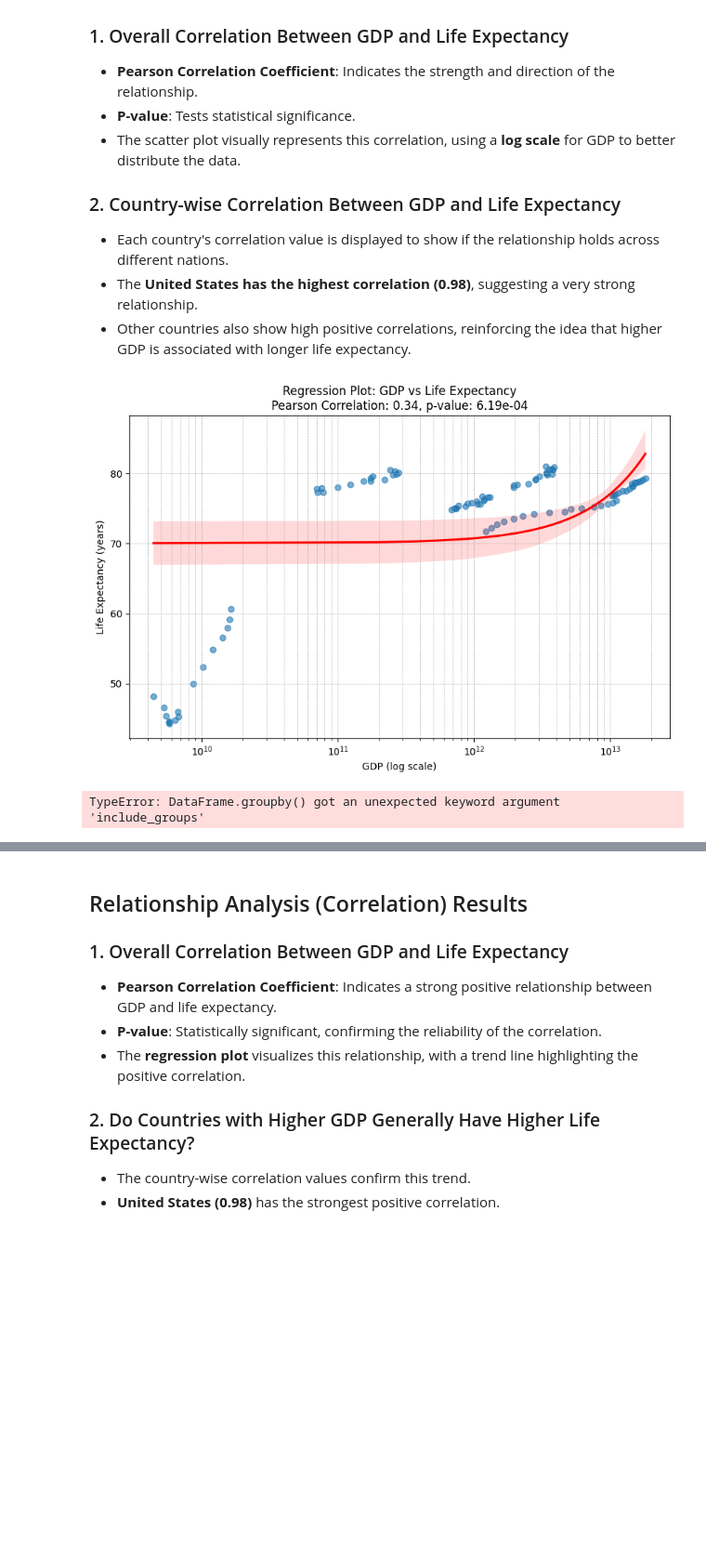
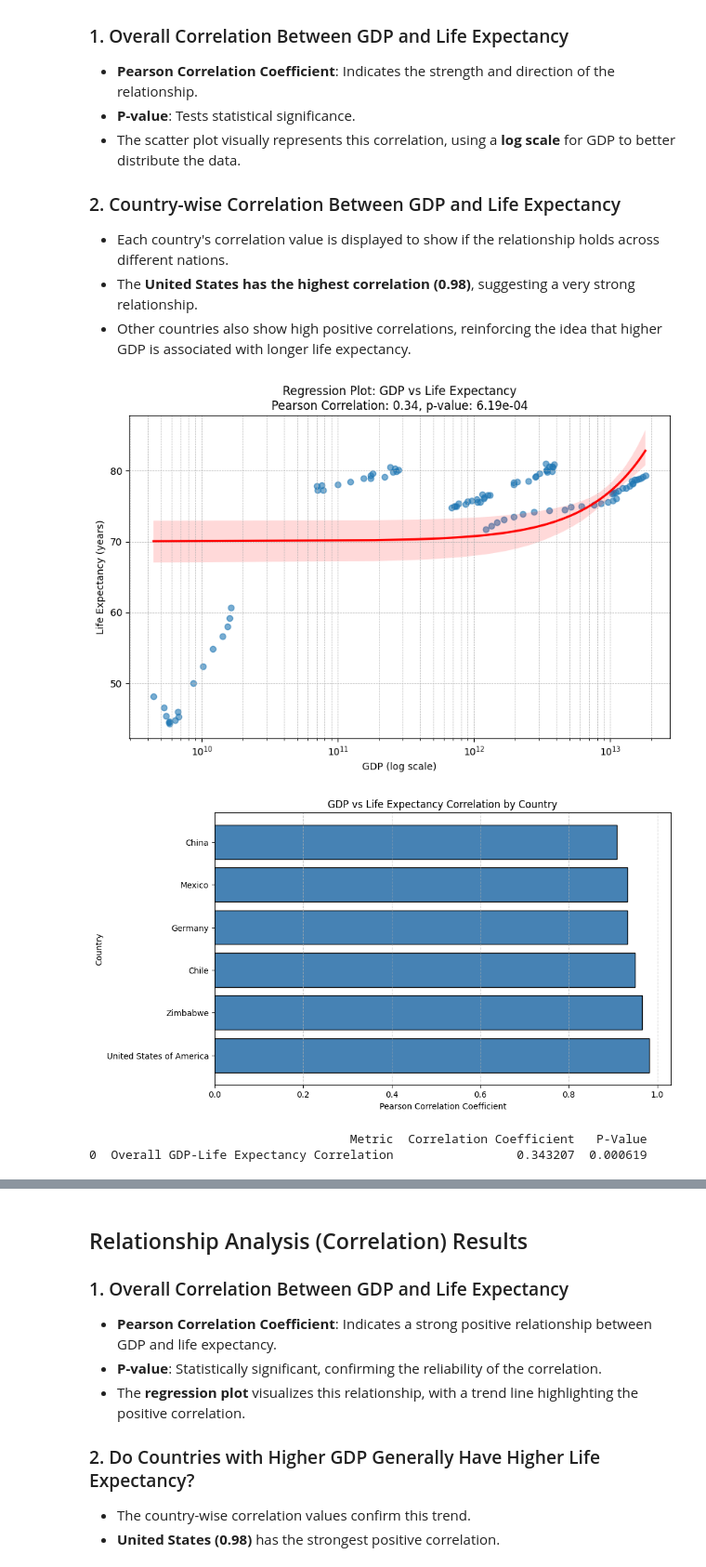
Before and after one commit to KokiriKaleb/life_expectancy_and_GDP, a Jupyter notebook: Life-Expectancy-and-GDP-Starter/life_expectancy_gdp.ipynb, the cells around one changed output, grey strips where cells are left out. Shown at 93% size. Cells and saved outputs as stored; diff of their text form; code cells hidden in the pictures; blank space fills up the shorter version.

```diff
--- a/Life-Expectancy-and-GDP-Starter/life_expectancy_gdp.ipynb
+++ b/Life-Expectancy-and-GDP-Starter/life_expectancy_gdp.ipynb
@@ -264,10 +282,6 @@ country_correlation
 - The **United States has the highest correlation (0.98)**, suggesting a very strong relationship.
 - Other countries also show high positive correlations, reinforcing the idea that higher GDP is associated with longer life expectancy.
 # %%
-import pandas as pd
-import numpy as np
-import seaborn as sns
-import matplotlib.pyplot as plt
 from scipy.stats import pearsonr
 
 # Compute overall correlation between GDP and Life Expectancy
@@ -281,33 +295,47 @@ sns.regplot(
 )
 plt.xscale("log")
 plt.grid(True, which='both', linestyle='--', linewidth=0.5)
 plt.title(f"Regression Plot: GDP vs Life Expectancy\nPearson Correlation: {overall_correlation:.2f}, p-value: {overall_p_value:.2e}")
 plt.xlabel("GDP (log scale)")
 plt.ylabel("Life Expectancy (years)")
+plt.savefig('Regression_Plot_GDP_vs_Life_Expectancy.png')
 plt.show()
 
 # Compute per-country correlation
 def compute_correlation(group):
     if len(group) > 1:  # Ensure at least 2 data points
         return pearsonr(group["GDP"], group["Life expectancy at birth (years)"])[0]
     return np.nan  # Return NaN if not enough data
 
+# Fix: Remove 'include_groups=False'
 sorted_country_correlation = (
-    df.groupby("Country", include_groups=False)
+    df.groupby("Country")[["GDP", "Life expectancy at birth (years)"]]
     .apply(compute_correlation)
     .dropna()
     .sort_values(ascending=False)
 )
 
 # Display correlation results
 correlation_results = pd.DataFrame({
     "Metric": ["Overall GDP-Life Expectancy Correlation"],
     "Correlation Coefficient": [overall_correlation],
     "P-Value": [overall_p_value]
 })
 
+# Plot correlation as a horizontal bar chart
+plt.figure(figsize=(10, 6))
+plt.barh(sorted_country_correlation.index, sorted_country_correlation.values, color="steelblue", edgecolor="black")
+
+plt.xlabel("Pearson Correlation Coefficient")
+plt.ylabel("Country")
+plt.title("GDP vs Life Expectancy Correlation by Country")
+plt.grid(axis='x', linestyle='--', alpha=0.6)
+plt.savefig('GDP_vs_Life_Expectancy_Correlation_by_Country.png')
+plt.show()
+
 print(correlation_results)
-print(sorted_country_correlation)
 # %% [output]
 [figure]
+[figure, added]
-TypeError: DataFrame.groupby() got an unexpected keyword argument 'include_groups'
+                                    Metric  Correlation Coefficient   P-Value
+0  Overall GDP-Life Expectancy Correlation                 0.343207  0.000619
```
Also changed, not shown: parts of 14 cells of this notebook, 11 other files.
